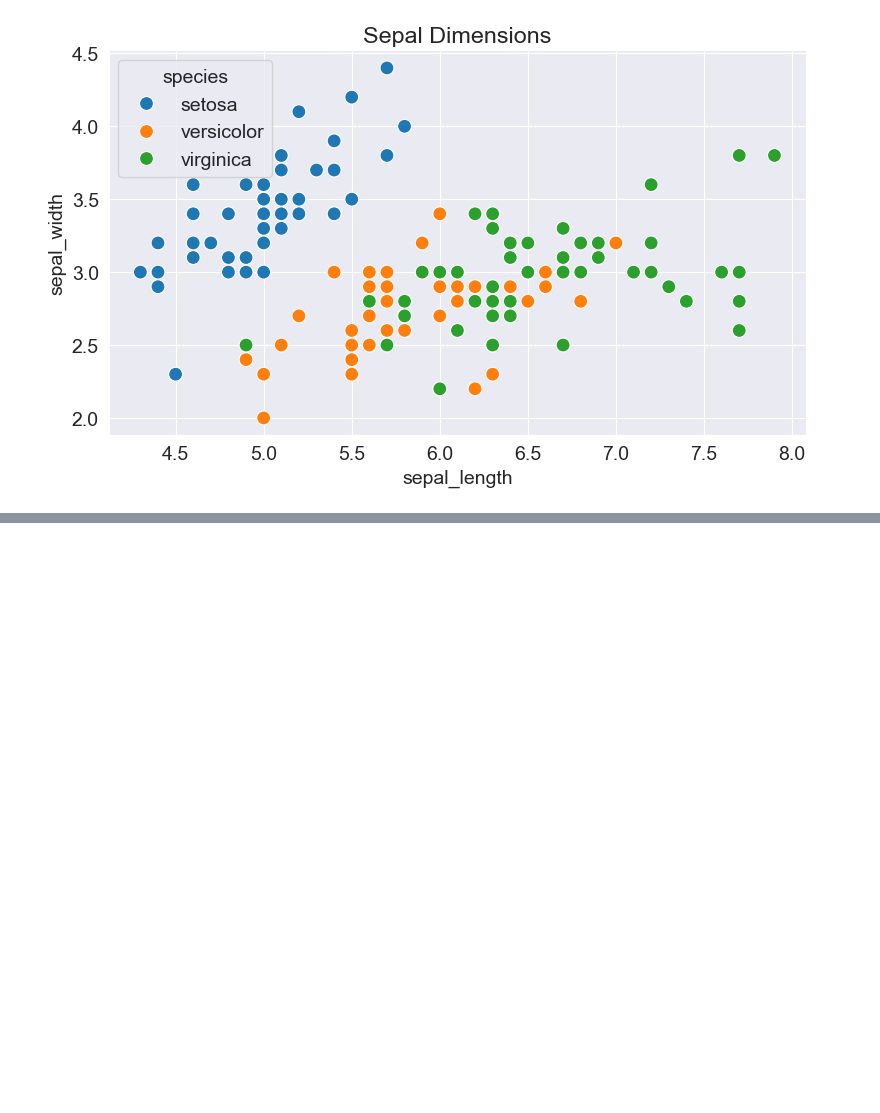
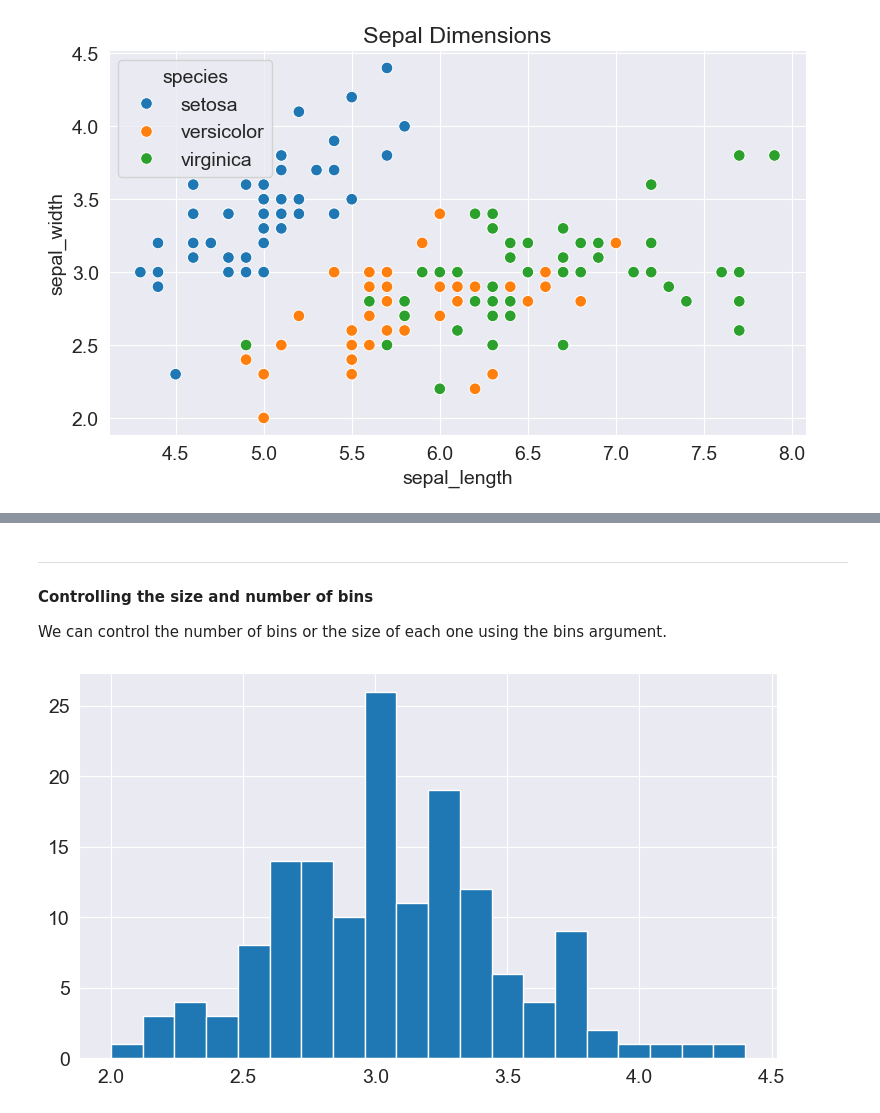
Before and after one commit to vtandon1204/Data-Analysis-and-Visualization, a Jupyter notebook: Matplotlib/matplotlib(freecodecamp).ipynb, the cells around one changed output, grey strips where cells are left out. Cells and saved outputs as stored; diff of their text form; code cells hidden in the pictures; blank space fills up the shorter version.

```diff
--- a/Matplotlib/matplotlib(freecodecamp).ipynb
+++ b/Matplotlib/matplotlib(freecodecamp).ipynb
@@ -274,0 +317,9 @@ sns.scatterplot(x='sepal_length',
+# %% [markdown]
+---
+#### **Controlling the size and number of bins**
+
+We can control the number of bins or the size of each one using the bins argument.
+# %%
+plt.hist(flowers_df.sepal_width, bins=20);
+# %% [output]
+[figure, added]
```
Also changed, not shown: parts of 28 cells of this notebook.
